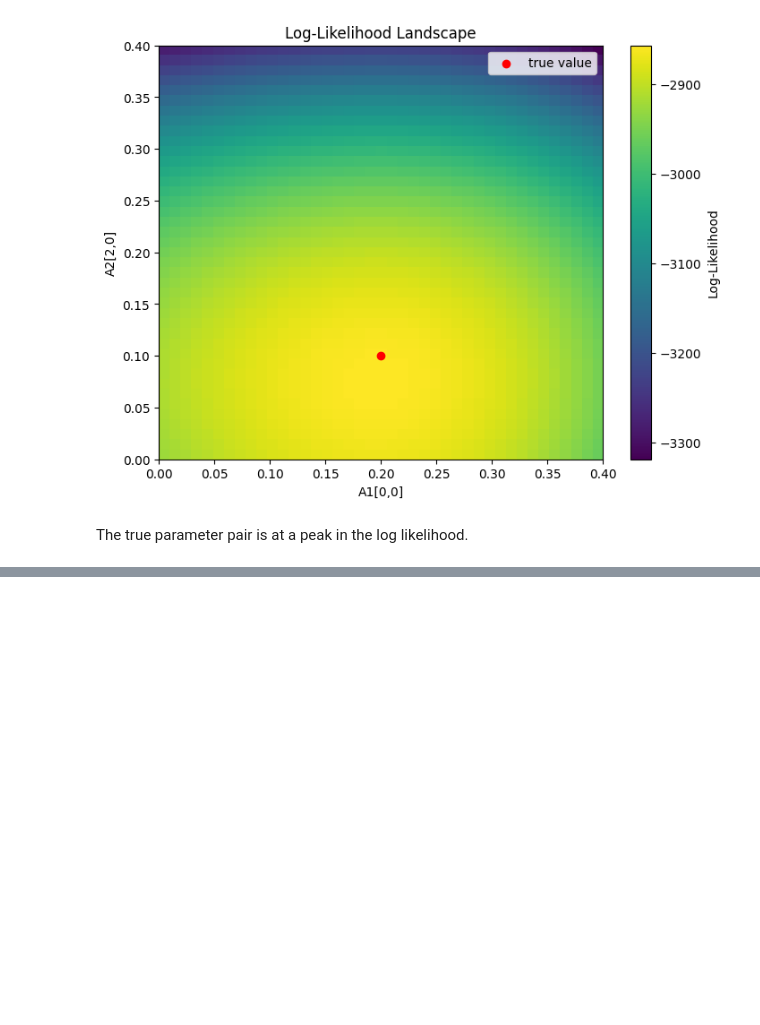
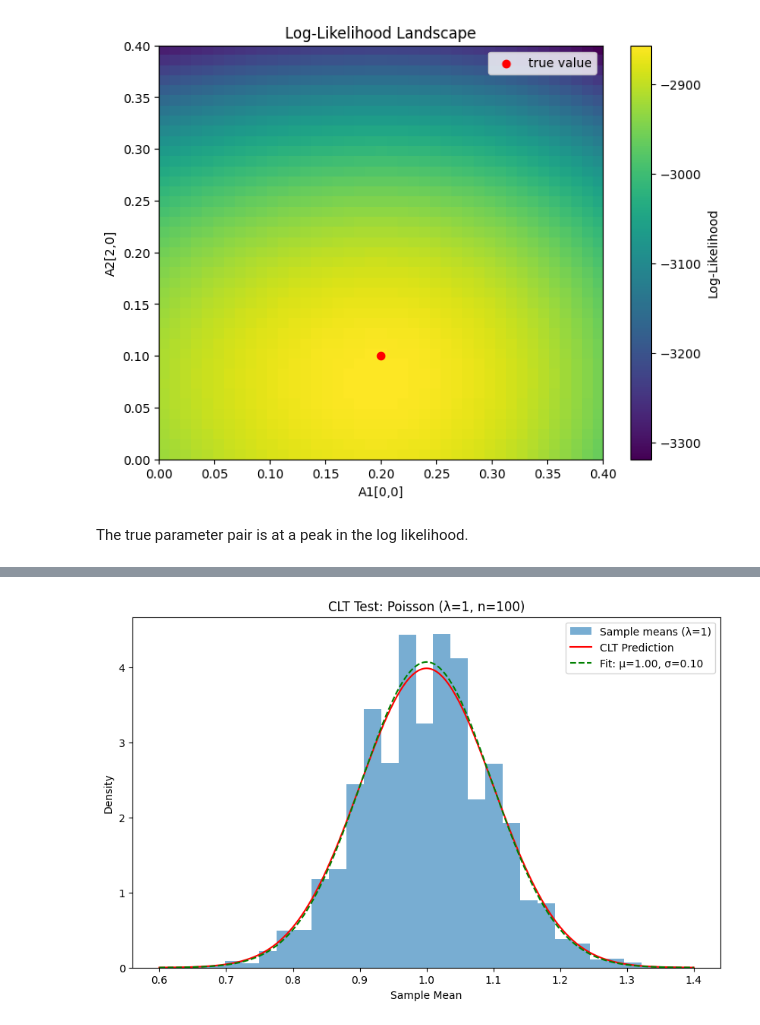
Before and after one commit to Sam-RvandV/TSM_SS2025, a Jupyter notebook: exercises/ex2/Rouppe-Sange-sheet02.ipynb, the cells around one changed output, grey strips where cells are left out. Drawn from its saved outputs; the diff is of its cells as text; code cells hidden in the pictures; blank space fills up the shorter version.

```diff
--- a/exercises/ex2/Rouppe-Sange-sheet02.ipynb
+++ b/exercises/ex2/Rouppe-Sange-sheet02.ipynb
@@ -338,0 +436,96 @@ The true parameter pair is at a peak in the log likelihood.
+# %%
+import numpy as np
+import matplotlib.pyplot as plt
+import scipy.stats as stats
+from scipy.optimize import curve_fit
+
+# Gaussian function for fitting
+def gaussian(x, mu, sigma):
+    return (1/(sigma*np.sqrt(2*np.pi))) * np.exp(-0.5*((x-mu)/sigma)**2)
+
+# Parameters
+n = 100            # Fixed sample size
+num_means = 10000  # Number of sample means to compute
+poisson_lambdas = [1, 2, 5, 10]  # Different Poisson means
+cauchy_locations = [0, 2, 5]      # Different Cauchy centers
+
+# =================================================================
+# (c) Varying Means with Fixed Sample Size
+# =================================================================
+
+# --------------------------
+# Poisson Distribution Tests
+# --------------------------
+for lam in poisson_lambdas:
+    # Generate sample means
+    means = np.array([np.random.poisson(lam, n).mean() for _ in range(num_means)])
+
+    # Create figure
+    plt.figure(figsize=(10, 6))
+
+    # Plot histogram
+    plt.hist(means, bins=30, density=True, alpha=0.6,
+             label=f'Sample means (λ={lam})')
+
+    # Theoretical Gaussian from CLT
+    theoretical_mu = lam
+    theoretical_sigma = np.sqrt(lam/n)
+    x = np.linspace(theoretical_mu-4*theoretical_sigma,
+                    theoretical_mu+4*theoretical_sigma, 1000)
+    plt.plot(x, stats.norm.pdf(x, theoretical_mu, theoretical_sigma),
+             'r-', label='CLT Prediction')
+
+    # Fit Gaussian to data
+    counts, bins = np.histogram(means, bins=30, density=True)
+    bin_centers = (bins[:-1] + bins[1:])/2
+    params, _ = curve_fit(gaussian, bin_centers, counts,
+                         p0=(theoretical_mu, theoretical_sigma))
+    plt.plot(x, gaussian(x, *params), 'g--',
+             label=f'Fit: μ={params[0]:.2f}, σ={params[1]:.2f}')
+
+    plt.title(f'CLT Test: Poisson (λ={lam}, n={n})')
+    plt.xlabel('Sample Mean')
+    plt.ylabel('Density')
+    plt.legend()
+    plt.show()
+
+# --------------------------
+# Cauchy Distribution Tests
+# --------------------------
+for loc in cauchy_locations:
+    # Generate sample means
+    means = np.array([stats.cauchy.rvs(loc=loc, size=n).mean()
+                     for _ in range(num_means)])
+
+    # Create figure
+    plt.figure(figsize=(10, 6))
+
+    # Plot histogram
+    plt.hist(means, bins=np.linspace(loc-100, loc+100, 100),
+             density=True, alpha=0.6,
+             label=f'Sample means (center={loc})')
+
+    # Theoretical Cauchy distribution
+    x = np.linspace(loc-100, loc+100, 1000)
+    plt.plot(x, stats.cauchy.pdf(x, loc=loc),
+             'r-', label='Cauchy PDF')
+
+    # Attempt Gaussian fit (will fail)
+    try:
+        counts, bins = np.histogram(means, bins=np.linspace(loc-100, loc+100, 1000),
+                                   density=True)
+        bin_centers = (bins[:-1] + bins[1:])/2
+        params, _ = curve_fit(gaussian, bin_centers, counts, p0=[loc, 1])
+        plt.plot(x, gaussian(x, *params), 'g--',
+                 label=f'Failed Fit: μ={params[0]:.2f}, σ={params[1]:.2f}')
+    except:
+        pass
+
+    plt.title(f'CLT Failure: Cauchy (center={loc}, n={n})')
+    plt.xlabel('Sample Mean')
+    plt.ylabel('Density')
+    plt.xlim(loc-100, loc+100)
+    plt.legend()
+    plt.show()
+# %% [output]
+[figure, added]
```
Also changed, not shown: parts of 3 cells of this notebook.
